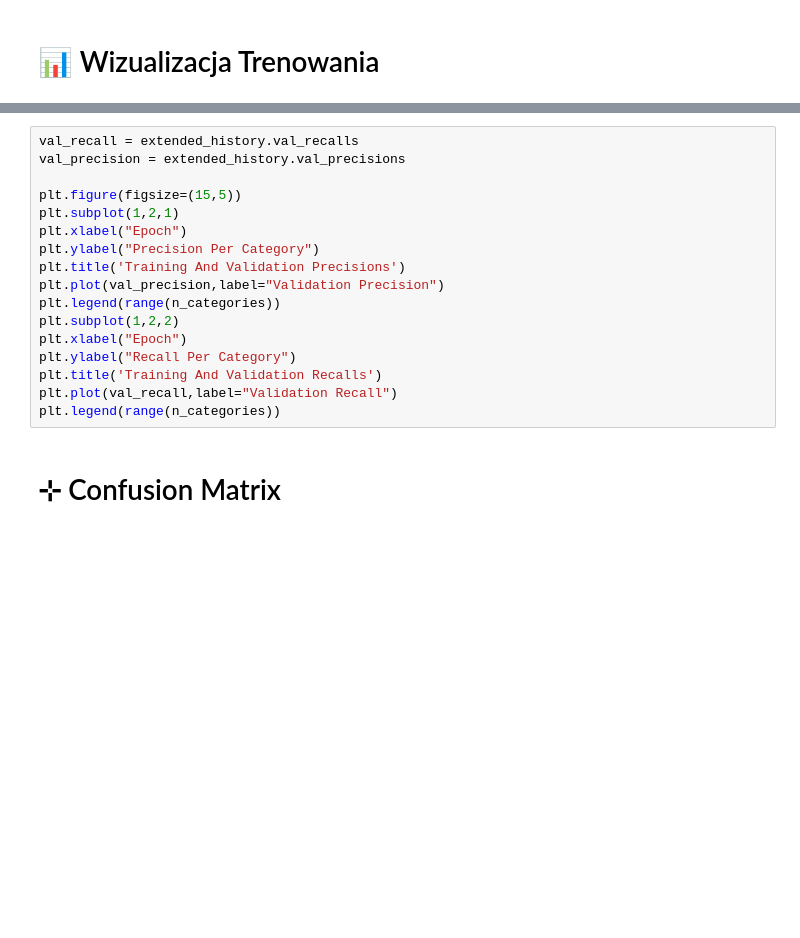
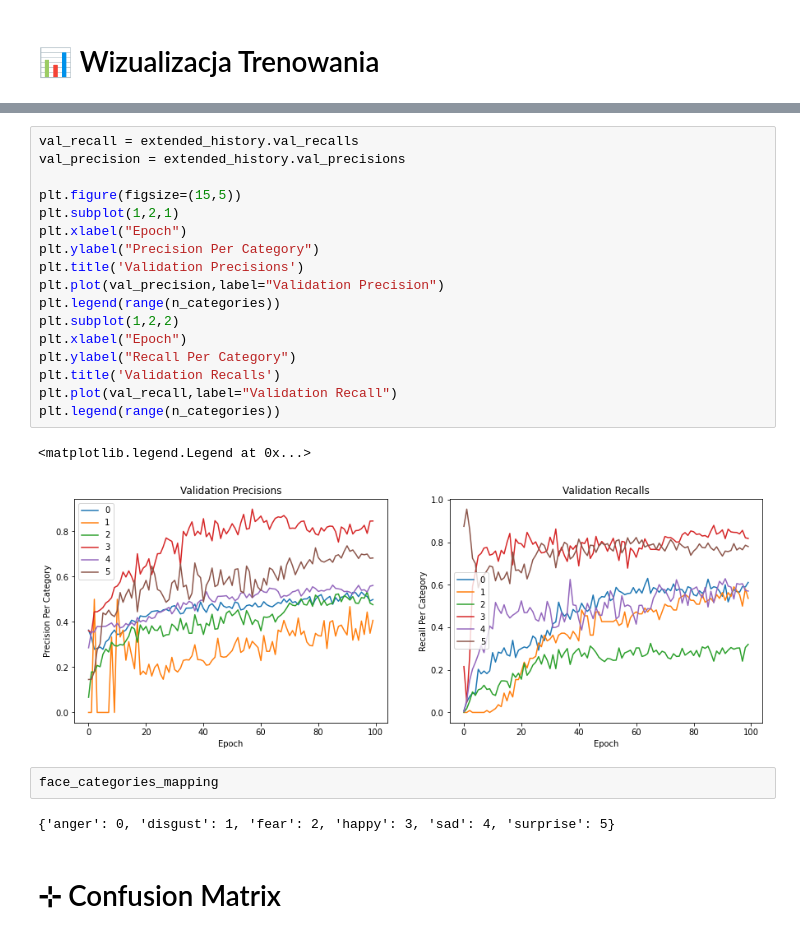
Before and after one commit to Jannixen/EmotionsClassifierApp, a Jupyter notebook: notebooks/emotion_classifier.ipynb, the cells around one changed output, grey strips where cells are left out. Cells and saved outputs as stored; diff of their text form; blank space fills up the shorter version.

```diff
--- a/notebooks/emotion_classifier.ipynb
+++ b/notebooks/emotion_classifier.ipynb
@@ -403,20 +445,27 @@ plt.legend()
 # %%
 val_recall = extended_history.val_recalls
 val_precision = extended_history.val_precisions
 
 plt.figure(figsize=(15,5))
 plt.subplot(1,2,1)
 plt.xlabel("Epoch")
 plt.ylabel("Precision Per Category")
-plt.title('Training And Validation Precisions')
+plt.title('Validation Precisions')
 plt.plot(val_precision,label="Validation Precision")
 plt.legend(range(n_categories))
 plt.subplot(1,2,2)
 plt.xlabel("Epoch")
 plt.ylabel("Recall Per Category")
-plt.title('Training And Validation Recalls')
+plt.title('Validation Recalls')
 plt.plot(val_recall,label="Validation Recall")
 plt.legend(range(n_categories))
+# %% [output]
+<matplotlib.legend.Legend at 0x...>
+[figure, added]
+# %%
+face_categories_mapping
+# %% [output]
+{'anger': 0, 'disgust': 1, 'fear': 2, 'happy': 3, 'sad': 4, 'surprise': 5}
 # %% [markdown]
 # ⊹ Confusion Matrix
 # %%
```
Also changed, not shown: parts of 27 cells of this notebook, 2 other files.
